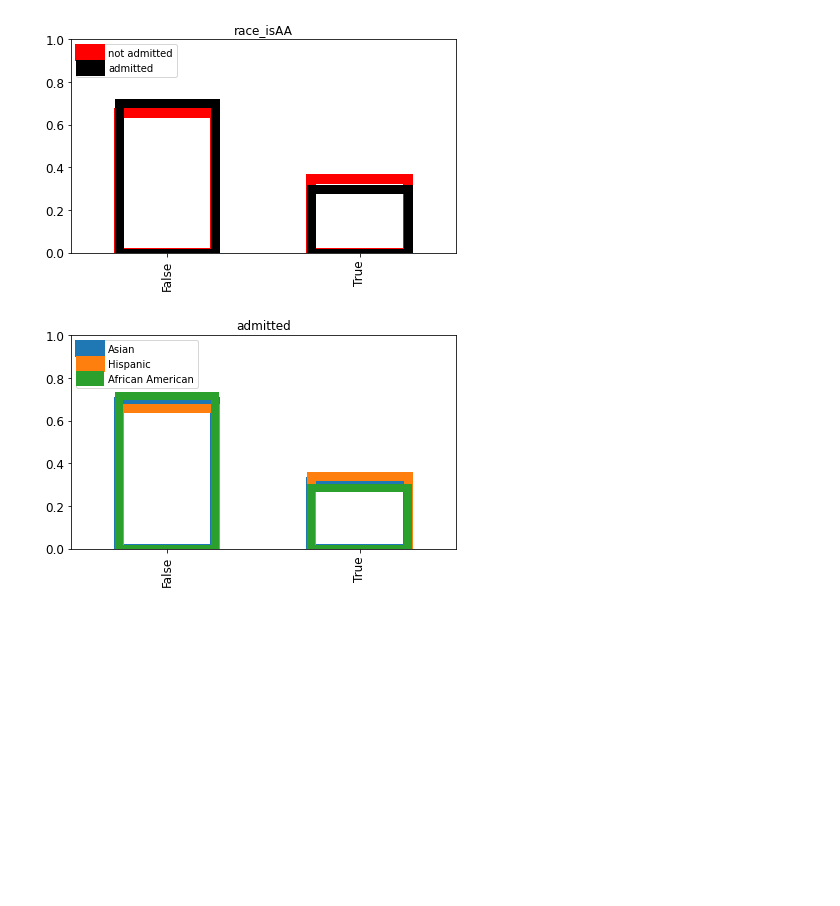
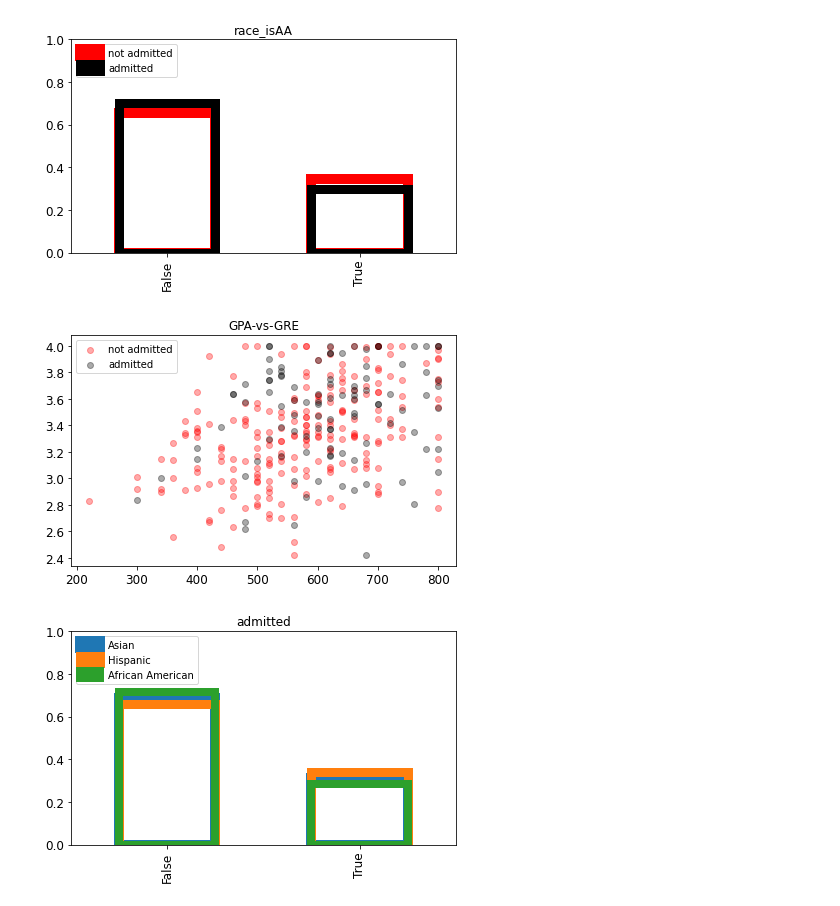
Before and after one commit to Reiff/Kaggle-Dataset-Work, a Jupyter notebook: USA_College_Admission/admissions_data_exp_and_model_training.ipynb, the cells around one changed output. Drawn from its saved outputs; the diff is of its cells as text; code cells hidden in the pictures; blank space fills up the shorter version.

```diff
--- a/USA_College_Admission/admissions_data_exp_and_model_training.ipynb
+++ b/USA_College_Admission/admissions_data_exp_and_model_training.ipynb
@@ -294,6 +345,11 @@ split_hist(df=admissions,attribute=attributes,source_cols='admitted',
 [figure]
 [figure]
 [figure]
+# %%
+split_scatter(df=admissions,attribute_x="GRE",attribute_y="GPA",source_cols='admitted',
+           labels=['not admitted', 'admitted'], colors = ['r','k'], alpha=1/3,save_suff="_by_admission")
+# %% [output]
+[figure, added]
 # %%
 attributes = ['admitted',"GPA","GRE",'socioeconomic_rank','ugrad_prestige_rank',"gender_ismale"]#,'race_isHispanic', 'race_isAsian', 'race_isAA']
 bins = [ None for _ in range(len(attributes)) ]
```
Also changed, not shown: parts of 31 cells of this notebook, 28 other files.
